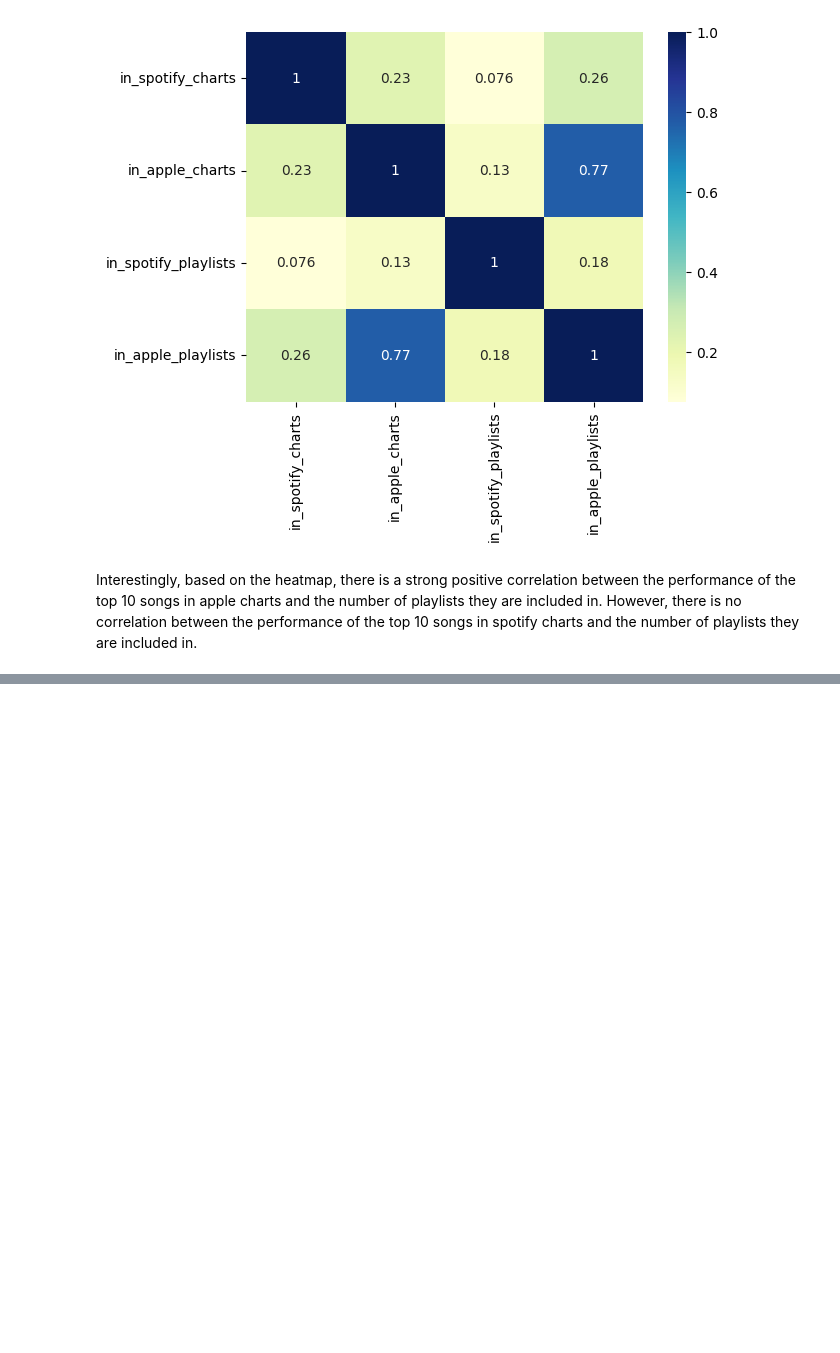
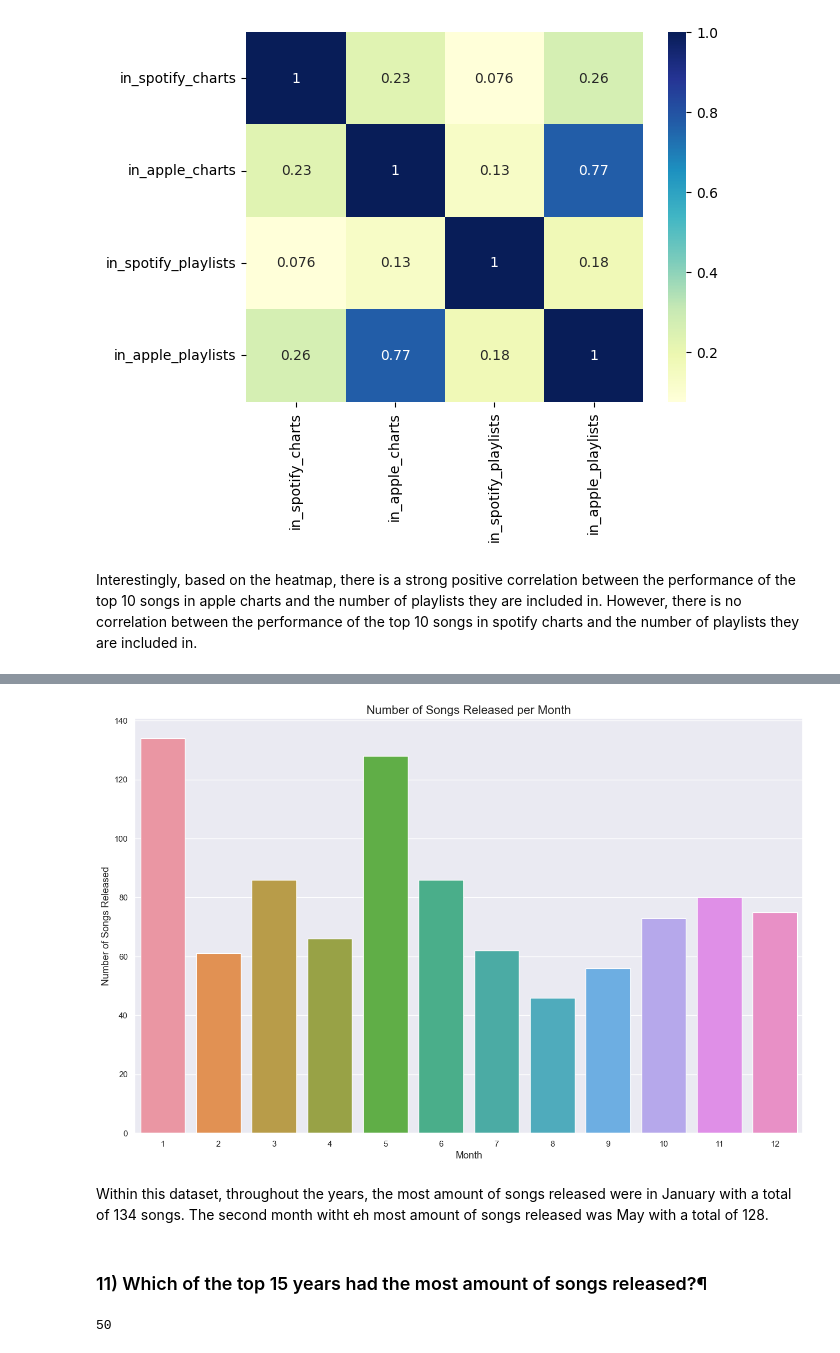
Before and after one commit to Graviton12/TP1_SZM_JBG, a Jupyter notebook: TP1_SZM_JBG.ipynb, the cells around one changed output, grey strips where cells are left out. Cells and saved outputs as stored; diff of their text form; code cells hidden in the pictures; blank space fills up the shorter version.

```diff
--- a/TP1_SZM_JBG.ipynb
+++ b/TP1_SZM_JBG.ipynb
@@ -591,0 +611,3 @@ Interestingly, based on the heatmap, there is a strong positive correlation betw
+# %%
+songs_per_month = df['released_month'].value_counts()
+songs_per_month
@@ -591,0 +629,19 @@ Interestingly, based on the heatmap, there is a strong positive correlation betw
+# %%
+sns.barplot(x=songs_per_month.index, y=songs_per_month.values, data=df)
+
+plt.xlabel('Month', fontsize=13)
+plt.ylabel('Number of Songs Released', fontsize=13)
+plt.title('Number of Songs Released per Month', fontsize=16)
+
+plt.show()
+# %% [output]
+[figure, added]
+# %% [markdown]
+Within this dataset, throughout the years, the most amount of songs released were in January with a total of 134 songs. The second month witht eh most amount of songs released was May with a total of 128.
+# %% [markdown]
+### 11) Which of the top 15 years had the most amount of songs released?¶
+# %%
+# checking how many different types of years are present in the dataset
+df['released_year'].nunique()
+# %% [output]
+50
```
Also changed, not shown: parts of 25 cells of this notebook.
